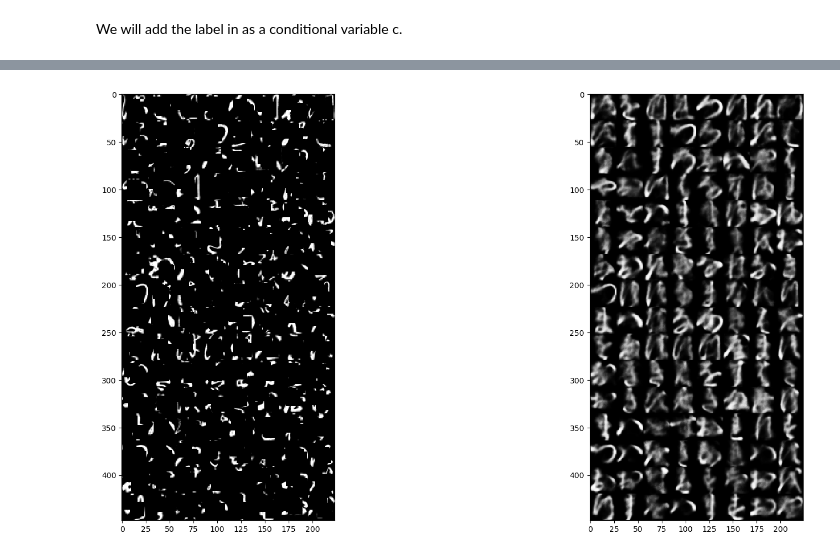
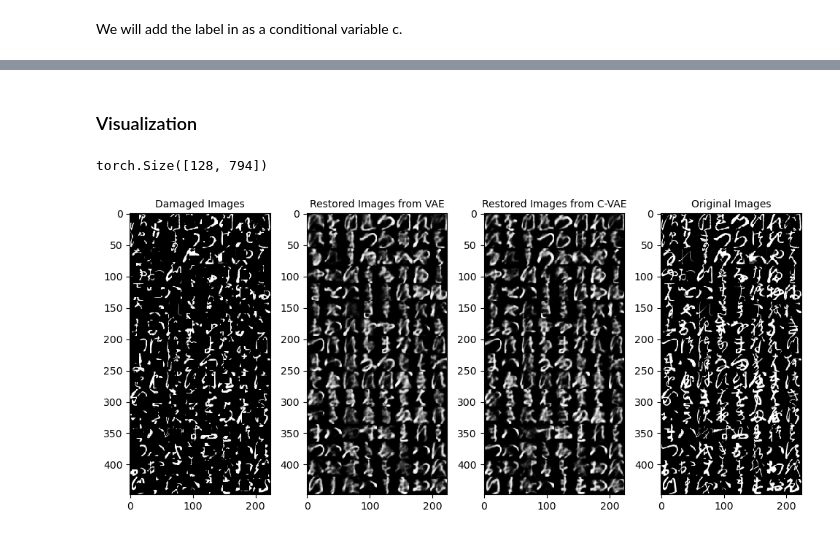
Before and after one commit to sjchenn/VAE_and_other_variations, a Jupyter notebook: VAE_template.ipynb, the cells around one changed output, grey strips where cells are left out. Cells and saved outputs as stored; diff of their text form; code cells hidden in the pictures.

Commit message:
Visual1

```diff
--- a/VAE_template.ipynb
+++ b/VAE_template.ipynb
@@ -460,6 +428,9 @@ c_vae = C_VAE(n_in, n_hid, z_dim)
 
 optimizer = make_optimizer(optimizer_name, c_vae, lr=lr)
 
+train_cvae_error = []
+test_cvae_error = []
 for epoch in range(1, num_epochs + 1):
-    train(c_vae, device, train_loader['kmnist_d'], train_loader['kmnist'], optimizer, epoch)
+    train_cvae_error.append(train(c_vae, device, train_loader['kmnist_d'], train_loader['kmnist'], optimizer, epoch))
+    test_cvae_error.append(test(c_vae, device, test_loader['kmnist_d'], test_loader['kmnist'], optimizer, epoch))
 # %% [output]
@@ -481,11 +454,40 @@ Test(10): Loss: 31111.2660
+# %% [markdown]
+### Visualization
+# %%
+def show_methodcompare(img1, img2, img3, img4, method=None):
+    npimg1 = img1.cpu().numpy()
+    npimg2 = img2.cpu().numpy()
+    npimg3 = img3.cpu().numpy()
+    npimg4 = img4.cpu().numpy()
+    fig, axes = plt.subplots(1,4, figsize=(12,5))
+    axes[0].imshow(np.transpose(npimg1, (1,2,0)), interpolation='nearest')
+    axes[1].imshow(np.transpose(npimg2, (1,2,0)), interpolation='nearest')
+    axes[2].imshow(np.transpose(npimg3, (1,2,0)), interpolation='nearest')
+    axes[3].imshow(np.transpose(npimg4, (1,2,0)), interpolation='nearest')
+    axes[0].set_title('Damaged Images', fontsize=10)
+    axes[1].set_title('Restored Images from VAE', fontsize=10)
+    axes[2].set_title('Restored Images from C-VAE', fontsize=10)
+    axes[3].set_title('Original Images', fontsize=10)
 # %%
+### data for damaged pictures, data_undamage for undamaged pictures
 data,label = next(iter(test_loader['kmnist_d']))
 data = data[:128]
 data_size = data.size()
-data = data.view(data.size(0),-1)
-output, _, _ = c_vae(data,label)
-output = output.detach()
+data = data.view(data.size(0),-1).to(device)
+data_undamage, _ = next(iter(test_loader['kmnist']))
+data_undamage = data_undamage[:128]
+data_undamage = data_undamage.view(data.size(0),-1).to(device)
+# %%
+output_vae, _, _ = vae(data)
+output_vae = output_vae.detach()
+output_cvae, _, _ = c_vae(data,label)
+output_cvae = output_cvae.detach()
+# %%
+output_cvae.shape
+# %% [output]
+torch.Size([128, 794])
 # %%
-show(make_grid(data.reshape(data_size), padding=0),make_grid(output[:,0:784].reshape(data_size), padding=0))
+show_methodcompare(make_grid(data.reshape(data_size), padding=0), make_grid(output_vae.reshape(data_size), padding=0),
+                   make_grid(output_cvae[:,0:784].reshape(data_size), padding=0), make_grid(data_undamage.reshape(data_size),padding=0), method='C-VAE')
 # %% [output]
-[figure, old version]
+[figure, new version]
```
Also changed, not shown: parts of 15 cells of this notebook.
